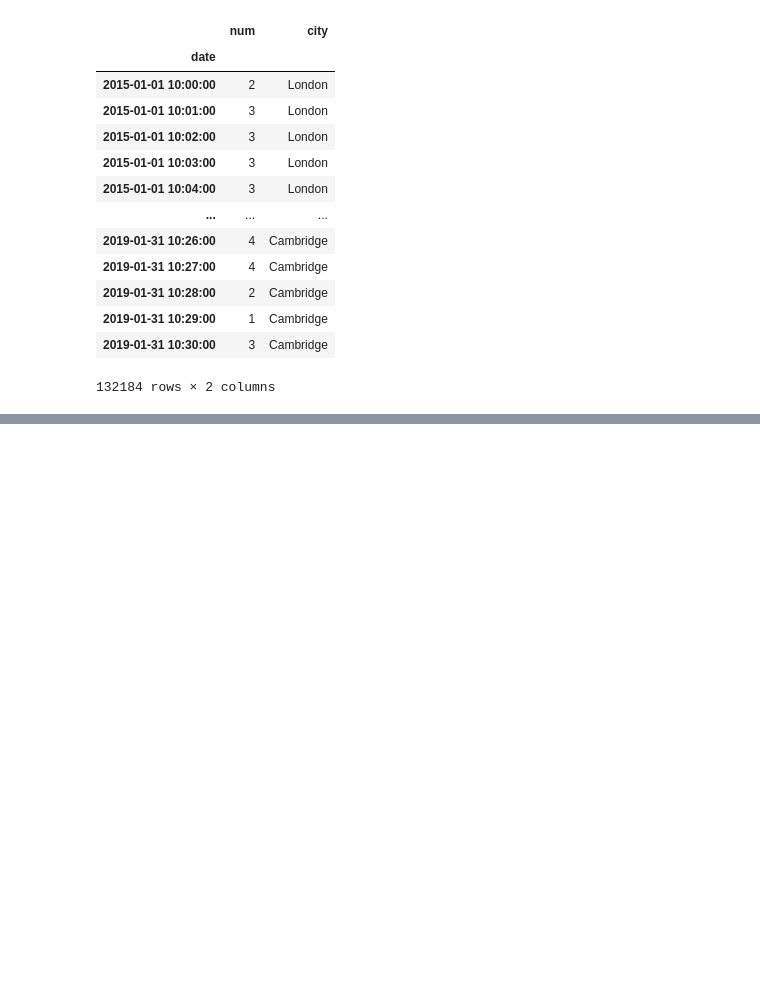
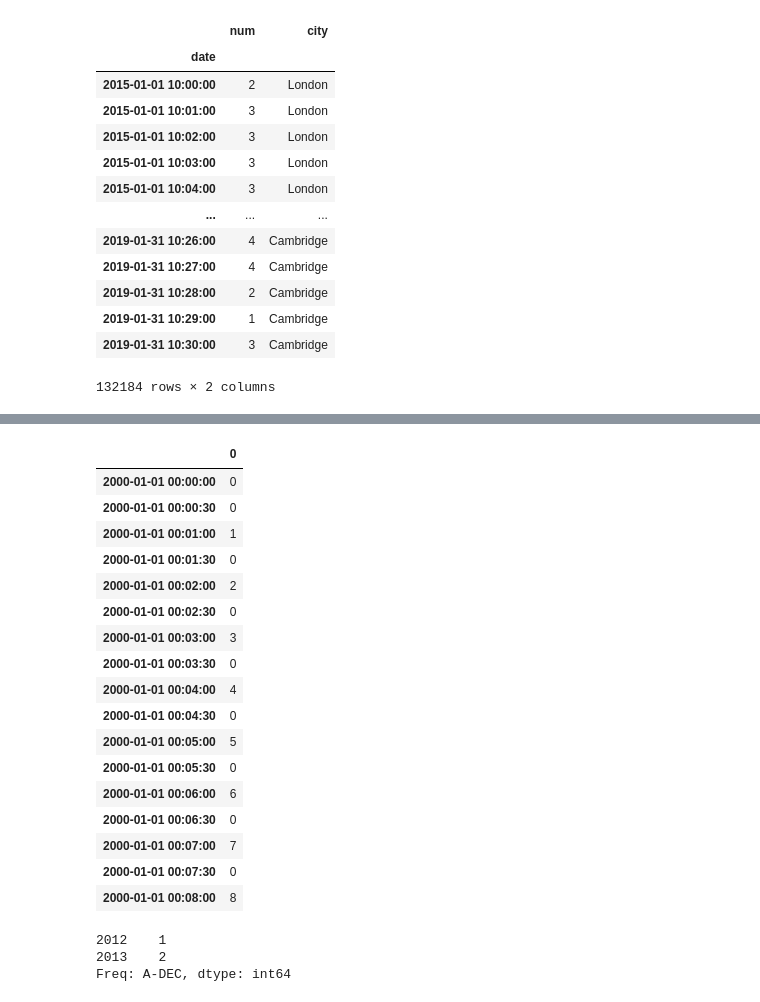
Before and after one commit to danielliu99/DS_toolbox, a Jupyter notebook: pandas/datetime.ipynb, the cells around one changed output, grey strips where cells are left out. Drawn from its saved outputs; the diff is of its cells as text; code cells hidden in the pictures; blank space fills up the shorter version.

```diff
--- a/pandas/datetime.ipynb
+++ b/pandas/datetime.ipynb
@@ -284,0 +285,4 @@ df.between_time('10:00', '10:30')
+# %%
+index = pd.date_range('1/1/2000', periods=9, freq='T')
+series = pd.DataFrame(pd.Series(range(9), index=index))
+series
@@ -284,0 +300,30 @@ df.between_time('10:00', '10:30')
+# %%
+series.resample(rule='30S', label='right', closed='right').sum()
+# %% [output]
+|  | 0 |
+| 2000-01-01 00:00:00 | 0 |
+| 2000-01-01 00:00:30 | 0 |
+| 2000-01-01 00:01:00 | 1 |
+| 2000-01-01 00:01:30 | 0 |
+| 2000-01-01 00:02:00 | 2 |
+| 2000-01-01 00:02:30 | 0 |
+| 2000-01-01 00:03:00 | 3 |
+| 2000-01-01 00:03:30 | 0 |
+| 2000-01-01 00:04:00 | 4 |
+| 2000-01-01 00:04:30 | 0 |
+| 2000-01-01 00:05:00 | 5 |
+| 2000-01-01 00:05:30 | 0 |
+| 2000-01-01 00:06:00 | 6 |
+| 2000-01-01 00:06:30 | 0 |
+| 2000-01-01 00:07:00 | 7 |
+| 2000-01-01 00:07:30 | 0 |
+| 2000-01-01 00:08:00 | 8 |
+# %%
+s = pd.Series([1, 2], index=pd.period_range('2012-01-01',
+                                            freq='A',
+                                            periods=2))
+s
+# %% [output]
+2012    1
+2013    2
+Freq: A-DEC, dtype: int64
```
Also changed, not shown: parts of 7 cells of this notebook, 4 other files.
